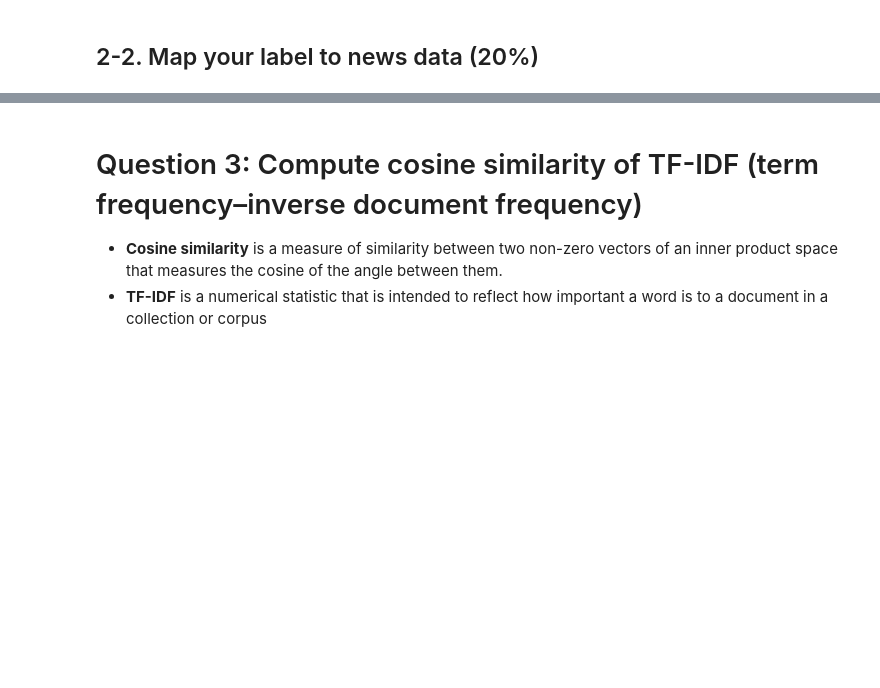
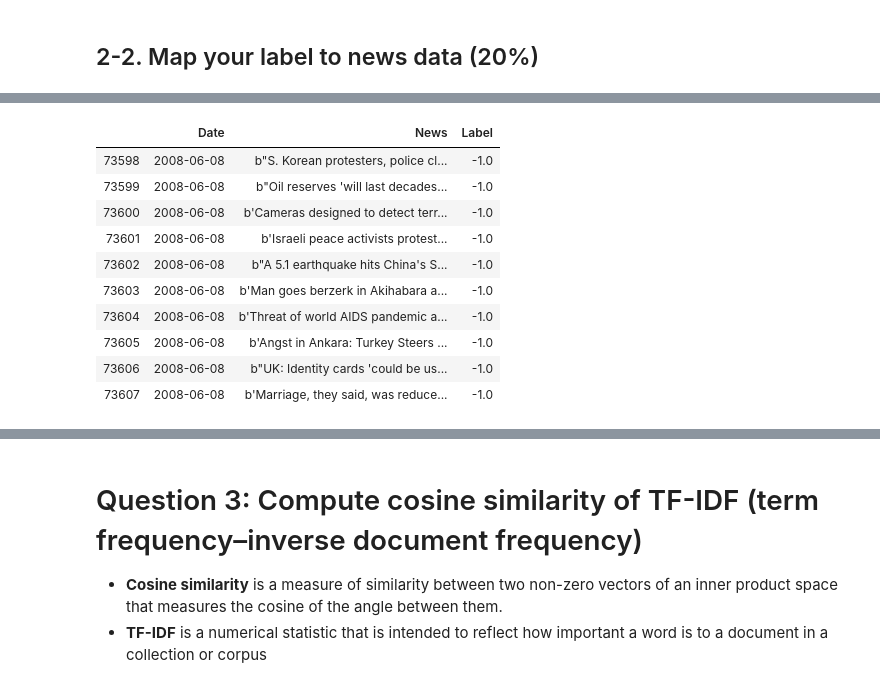
Before and after one commit to weberlu88/2021-Spring-NCU-MIS-DSML, a Jupyter notebook: pre test/Copy_106403551_of_Data_Science_and_Machine_Learning_pretest_v21_02.ipynb, the cells around one changed output, grey strips where cells are left out. Saved outputs shown, nothing was run; the diff lists cells and outputs as text; code cells hidden in the pictures; blank space fills up the shorter version.

```diff
--- a/pre test/Copy_106403551_of_Data_Science_and_Machine_Learning_pretest_v21_02.ipynb
+++ b/pre test/Copy_106403551_of_Data_Science_and_Machine_Learning_pretest_v21_02.ipynb
@@ -259,0 +334,14 @@ def news_label():
+# %%
+res.tail(10)
+# %% [output]
+|  | Date | News | Label |
+| 73598 | 2008-06-08 | b"S. Korean protesters, police cl... | -1.0 |
+| 73599 | 2008-06-08 | b"Oil reserves 'will last decades... | -1.0 |
+| 73600 | 2008-06-08 | b'Cameras designed to detect terr... | -1.0 |
+| 73601 | 2008-06-08 | b'Israeli peace activists protest... | -1.0 |
+| 73602 | 2008-06-08 | b"A 5.1 earthquake hits China's S... | -1.0 |
+| 73603 | 2008-06-08 | b'Man goes berzerk in Akihabara a... | -1.0 |
+| 73604 | 2008-06-08 | b'Threat of world AIDS pandemic a... | -1.0 |
+| 73605 | 2008-06-08 | b'Angst in Ankara: Turkey Steers ... | -1.0 |
+| 73606 | 2008-06-08 | b"UK: Identity cards 'could be us... | -1.0 |
+| 73607 | 2008-06-08 | b'Marriage, they said, was reduce... | -1.0 |
```
Also changed, not shown: parts of 10 cells of this notebook, 2 other files.
